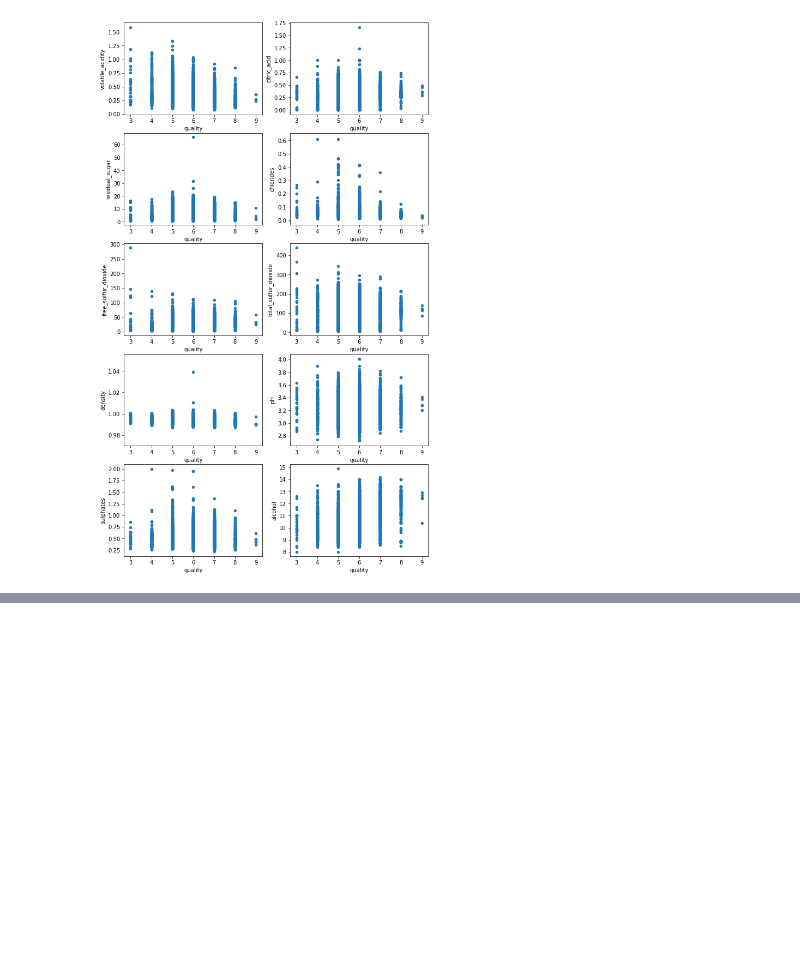
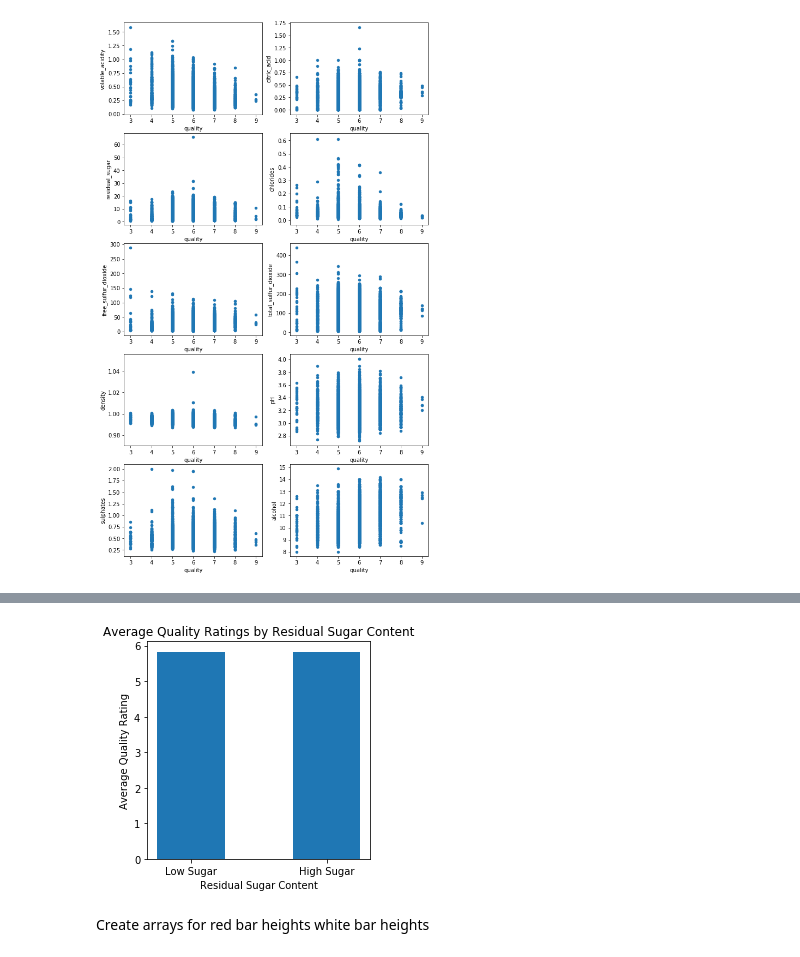
Before and after one commit to VilijaVait/data-analyst-udacity, a Jupyter notebook: exercises/wine-quality-analysis-basic.ipynb, the cells around one changed output, grey strips where cells are left out. Drawn from its saved outputs; the diff is of its cells as text; code cells hidden in the pictures; blank space fills up the shorter version.

```diff
--- a/exercises/wine-quality-analysis-basic.ipynb
+++ b/exercises/wine-quality-analysis-basic.ipynb
@@ -172,0 +292,14 @@ for i in range(1, rows*cols+1):
+# %%
+plt.figure(figsize=(4,4))
+locations = [1, 2]
+heights = [mean_low_sug, mean_high_sug]
+labels = ['Low Sugar', 'High Sugar']
+width = 0.5
+plt.bar(locations, heights, width, tick_label=labels)
+plt.title('Average Quality Ratings by Residual Sugar Content')
+plt.xlabel('Residual Sugar Content')
+plt.ylabel('Average Quality Rating');
+# %% [output]
+[figure, added]
+# %% [markdown]
+Create arrays for red bar heights white bar heights
```
Also changed, not shown: parts of 26 cells of this notebook, 1 other file.
